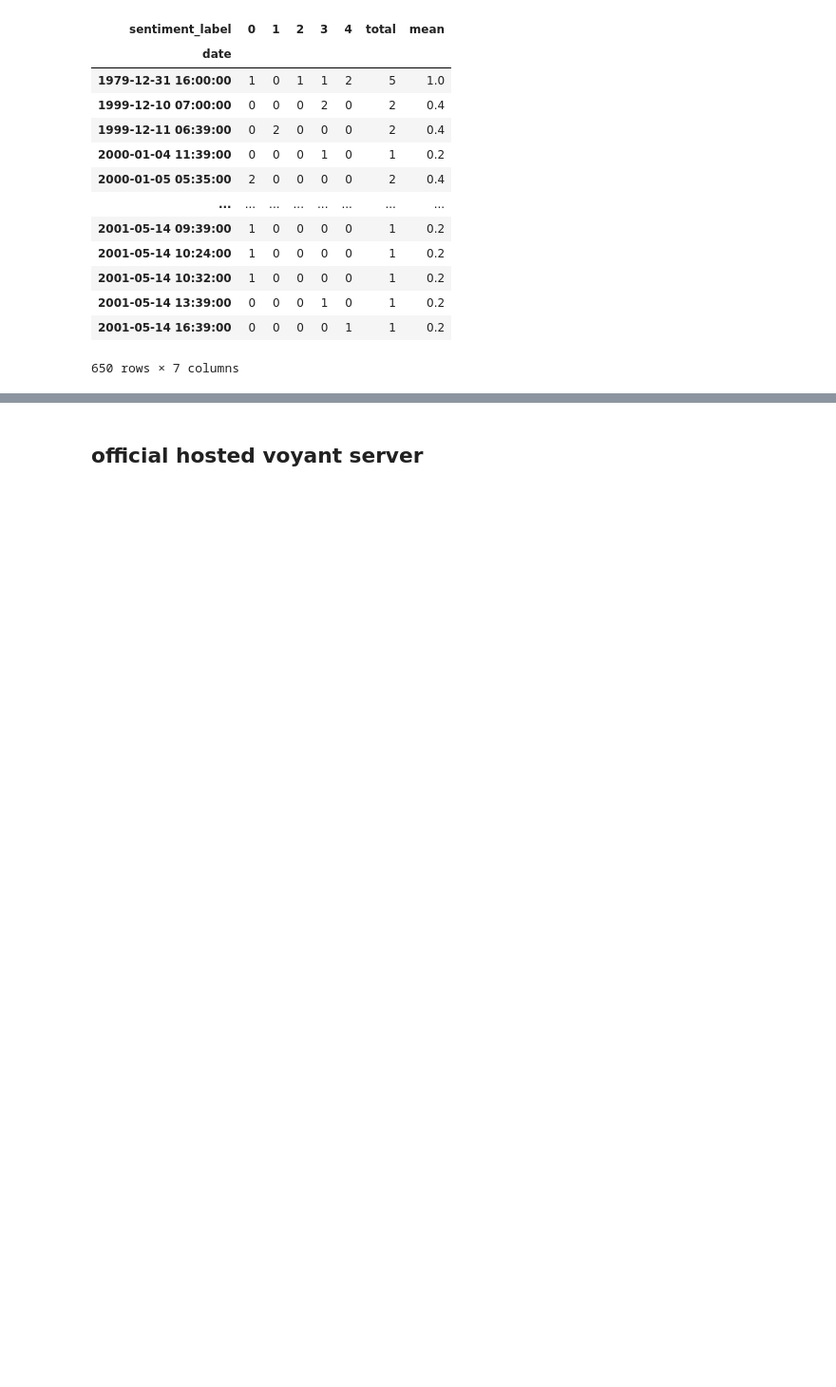
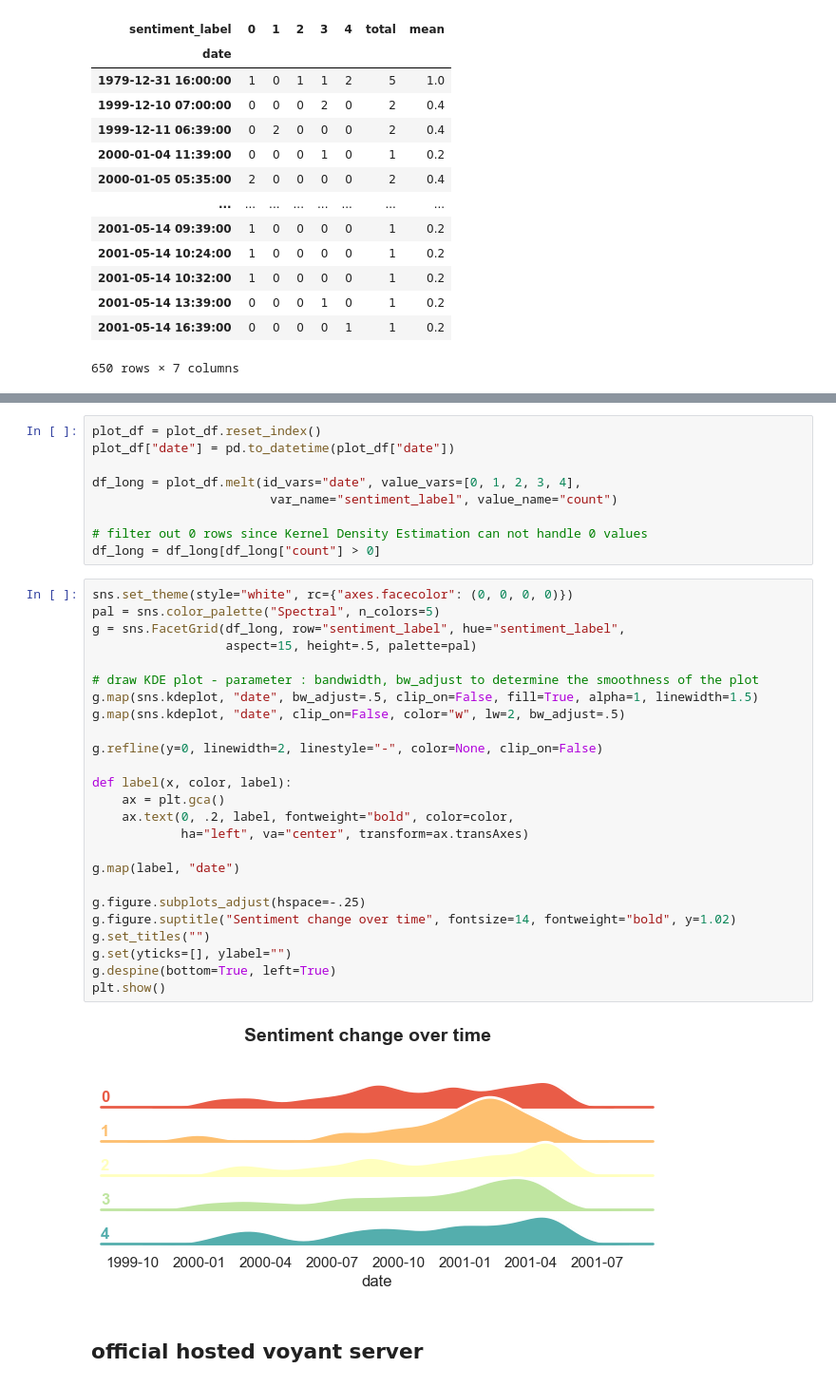
Before and after one commit to CodingWChris/PETS-marketplace-adv, a Jupyter notebook: algo/voyant_server.ipynb, the cells around one changed output, grey strips where cells are left out. Shown at 95% size. Saved outputs shown, nothing was run; the diff lists cells and outputs as text; blank space fills up the shorter version.

Commit message:
static sentiment analysis graph

```diff
--- a/algo/voyant_server.ipynb
+++ b/algo/voyant_server.ipynb
@@ -333,6 +320,42 @@ plot_df = aggregate_df[1:]
 # %% [output]
 <seaborn.axisgrid.FacetGrid at 0x...>
 [figure]
+# %%
+plot_df = plot_df.reset_index()
+plot_df["date"] = pd.to_datetime(plot_df["date"])
+
+df_long = plot_df.melt(id_vars="date", value_vars=[0, 1, 2, 3, 4],
+                        var_name="sentiment_label", value_name="count")
+
+# filter out 0 rows since Kernel Density Estimation can not handle 0 values
+df_long = df_long[df_long["count"] > 0]
+# %%
+sns.set_theme(style="white", rc={"axes.facecolor": (0, 0, 0, 0)})
+pal = sns.color_palette("Spectral", n_colors=5)
+g = sns.FacetGrid(df_long, row="sentiment_label", hue="sentiment_label",
+                  aspect=15, height=.5, palette=pal)
+
+# draw KDE plot - parameter : bandwidth, bw_adjust to determine the smoothness of the plot
+g.map(sns.kdeplot, "date", bw_adjust=.5, clip_on=False, fill=True, alpha=1, linewidth=1.5)
+g.map(sns.kdeplot, "date", clip_on=False, color="w", lw=2, bw_adjust=.5)
+
+g.refline(y=0, linewidth=2, linestyle="-", color=None, clip_on=False)
+
+def label(x, color, label):
+    ax = plt.gca()
+    ax.text(0, .2, label, fontweight="bold", color=color,
+            ha="left", va="center", transform=ax.transAxes)
+
+g.map(label, "date")
+
+g.figure.subplots_adjust(hspace=-.25)
+g.figure.suptitle("Sentiment change over time", fontsize=14, fontweight="bold", y=1.02)
+g.set_titles("")
+g.set(yticks=[], ylabel="")
+g.despine(bottom=True, left=True)
+plt.show()
+# %% [output]
+[figure, added]
 # %% [markdown]
 ## official hosted voyant server
 # %%
```
Also changed, not shown: parts of 6 cells of this notebook, 2 other files.
